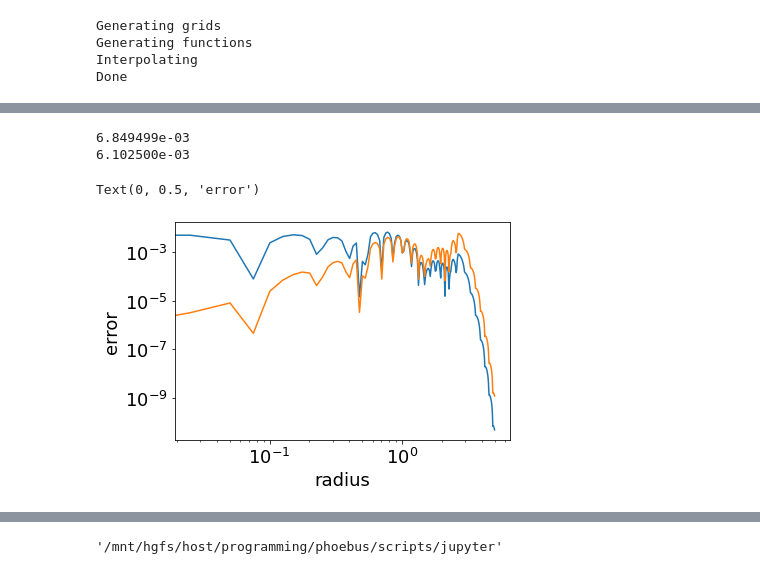
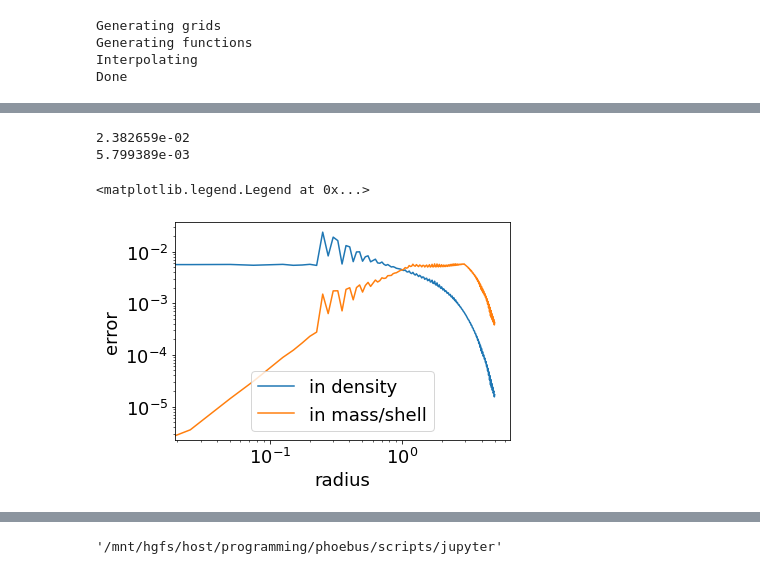
Before and after one commit to lanl/phoebus, a Jupyter notebook: scripts/jupyter/remapping-toy.ipynb, the cells around one changed output, grey strips where cells are left out. Saved outputs shown, nothing was run; the diff lists cells and outputs as text; code cells hidden in the pictures.

```diff
--- a/scripts/jupyter/remapping-toy.ipynb
+++ b/scripts/jupyter/remapping-toy.ipynb
@@ -13,6 +13,7 @@ NDIM = 3
 # %%
 rin = 0
 rout = 5
+NG = 2
 #rout = 200
 N1D = 200
 grid1d = np.linspace(rin, rout, N1D)
@@ -185,6 +240,8 @@ class SphericalAverage:
         print("Done")
 # %%
-savg = SphericalAverage(0, 5, 200, [16, 16, 16], [2, 2, 2], [[0,0,0],[0,1,0],[0,0,1],[0,1,1]])
+savg = SphericalAverage(5, 200, [128, 16, 16], [2, 2, 2],
+                        #[[0,0,0],[0,1,0],[0,0,1],[0,1,1]],
+                        sigma=1)
 # %% [output]
 Generating grids
 Generating functions
@@ -209,21 +272,22 @@ plt.plot(savg.grid1d,savg.grid1d*savg.grid1d*savg.y_monopole,'k-')
 # %%
 delta_y = savg.y_avgd - savg.y_monopole
 err = np.minimum(np.abs(delta_y),np.abs(delta_y)/(savg.y_monopole + 1e-12))
 print('%e' % err.max())
 plt.loglog(savg.grid1d, err,label='in density')
 
 delta_y = savg.grid1d*savg.grid1d*(savg.y_avgd - savg.y_monopole)
-err = np.minimum(np.abs(delta_y),np.abs(delta_y)/(grid1d*grid1d*y_monopole + 1e-12))
+err = np.minimum(np.abs(delta_y),np.abs(delta_y)/(savg.grid1d*savg.grid1d*savg.y_monopole + 1e-12))
 print('%e' % err.max())
 plt.loglog(savg.grid1d, err,label='in mass/shell')
 
 plt.xlabel('radius')
 plt.ylabel('error')
+plt.legend()
 # %% [output]
-6.849499e-03
-6.102500e-03
+2.382659e-02
+5.799389e-03
-Text(0, 0.5, 'error')
+<matplotlib.legend.Legend at 0x...>
-[figure, old version]
+[figure, new version]
 # %%
 mass_avgd = integrate.trapz(4*np.pi*savg.grid1d**2*savg.y_avgd,x=savg.grid1d)
 mass_orig = integrate.trapz(4*np.pi*grid1d**2*y_monopole,x=grid1d)
```
Also changed, not shown: parts of 10 cells of this notebook.
